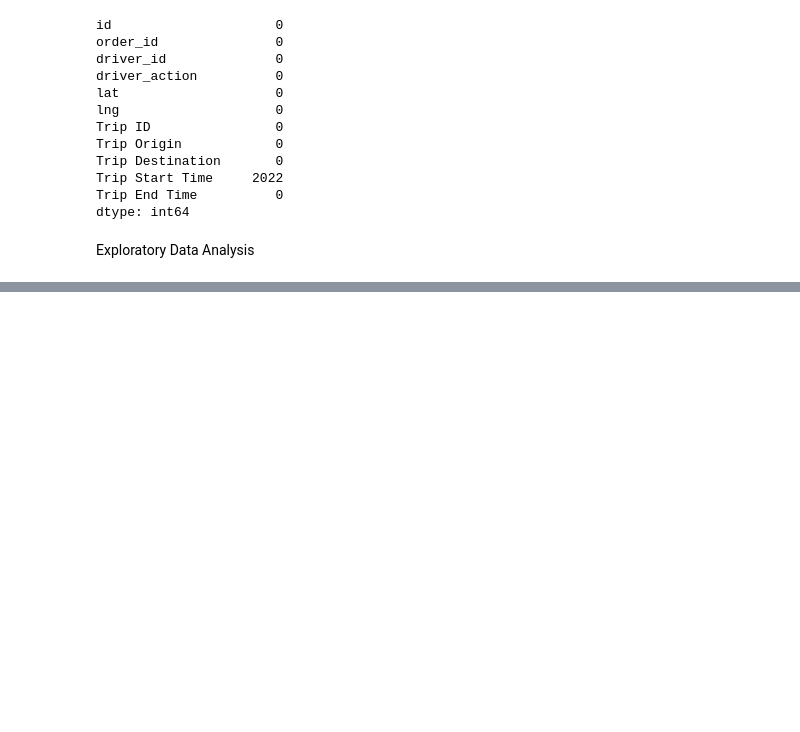
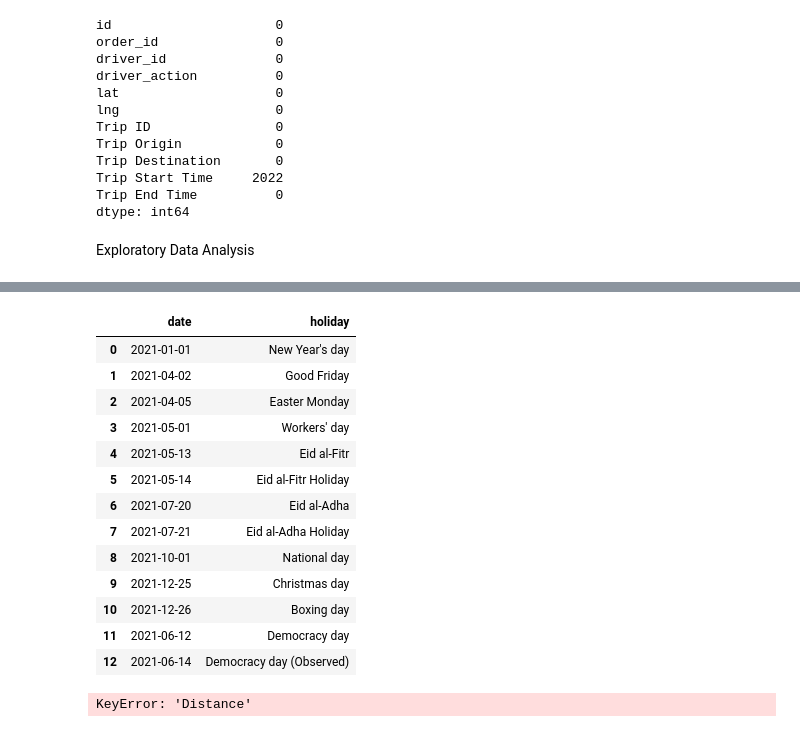
Before and after one commit to BirhanuGebisa/Delivery_drivers_Causal_Inference, a Jupyter notebook: notebooks/EDA.ipynb, the cells around one changed output, grey strips where cells are left out. Cells and saved outputs as stored; diff of their text form; code cells hidden in the pictures; blank space fills up the shorter version.

```diff
--- a/notebooks/EDA.ipynb
+++ b/notebooks/EDA.ipynb
@@ -135,0 +209,30 @@ plt.show()
+# %%
+holiday_list = []
+for holiday in holidays.Nigeria(years=2021).items():
+    holiday_list.append(holiday)
+
+#holidays_df = pd.DataFrame(holiday_list, columns=["date", "holiday"])
+#holidays_df
+train_df['Holiday'] = df['Trip Start Time'].isin(holiday_list)
+print (train_df)
+# %% [output]
+|  | date | holiday |
+| 0 | 2021-01-01 | New Year's day |
+| 1 | 2021-04-02 | Good Friday |
+| 2 | 2021-04-05 | Easter Monday |
+| 3 | 2021-05-01 | Workers' day |
+| 4 | 2021-05-13 | Eid al-Fitr |
+| 5 | 2021-05-14 | Eid al-Fitr Holiday |
+| 6 | 2021-07-20 | Eid al-Adha |
+| 7 | 2021-07-21 | Eid al-Adha Holiday |
+| 8 | 2021-10-01 | National day |
+| 9 | 2021-12-25 | Christmas day |
+| 10 | 2021-12-26 | Boxing day |
+| 11 | 2021-06-12 | Democracy day |
+| 12 | 2021-06-14 | Democracy day (Observed) |
+# %%
+time=train_df['duration']/3600
+dist=train_df['Distance']
+train_df['speed']=dist / time
+# %% [output]
+KeyError: 'Distance'
```
Also changed, not shown: parts of 11 cells of this notebook.
